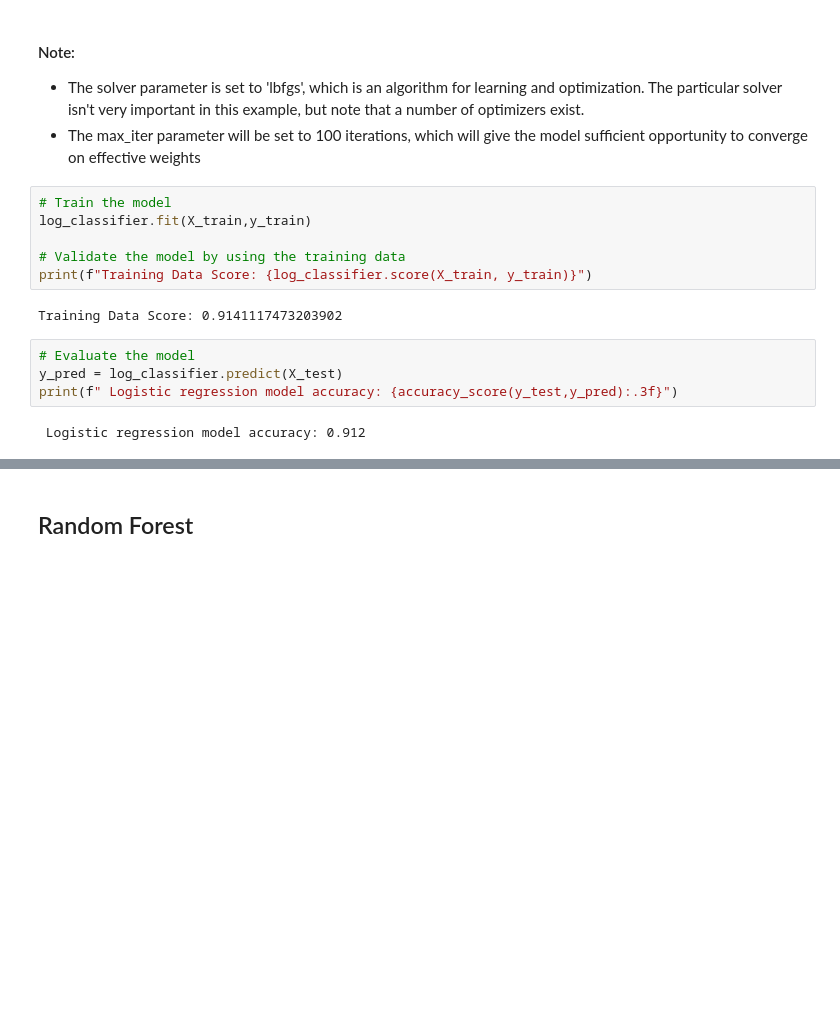
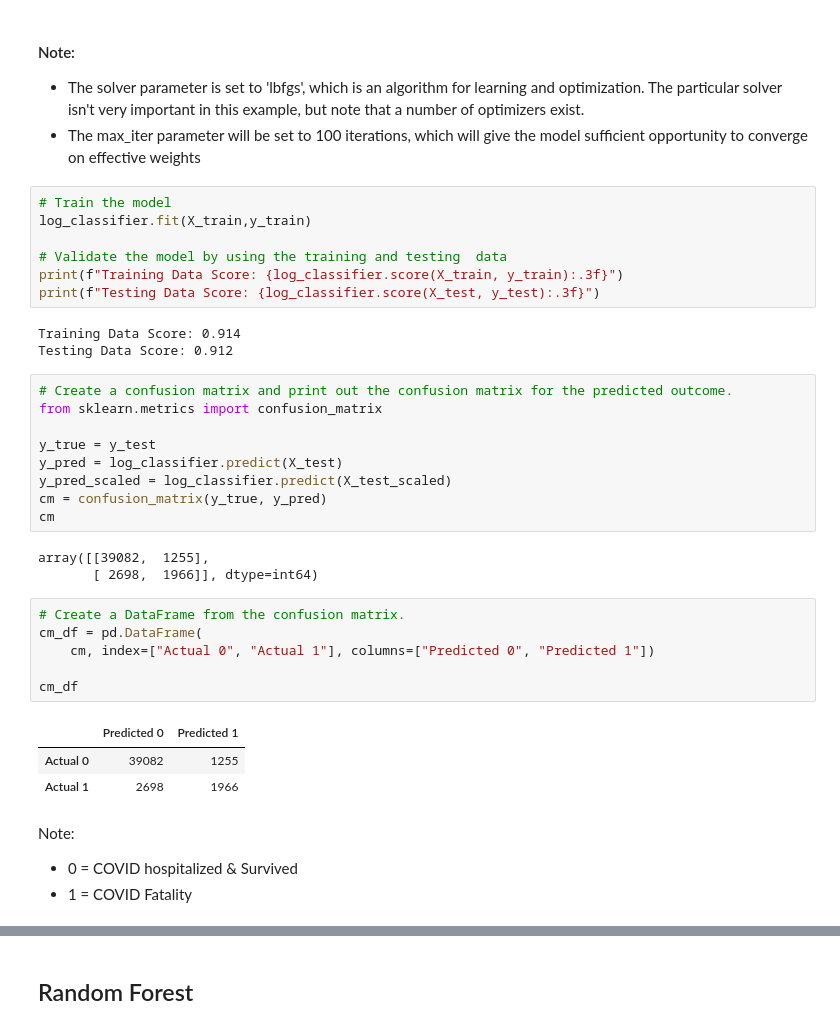
Before and after one commit to rvroomiii/group_hub, a Jupyter notebook: data_analysis/COVID_dataAnalysis_final.ipynb, the cells around one changed output, grey strips where cells are left out. Saved outputs shown, nothing was run; the diff lists cells and outputs as text; blank space fills up the shorter version.

```diff
--- a/data_analysis/COVID_dataAnalysis_final.ipynb
+++ b/data_analysis/COVID_dataAnalysis_final.ipynb
@@ -274,16 +274,38 @@ log_classifier = LogisticRegression(solver="lbfgs",max_iter=100)
 # Train the model
 log_classifier.fit(X_train,y_train)
 
-# Validate the model by using the training data
-print(f"Training Data Score: {log_classifier.score(X_train, y_train)}")
+# Validate the model by using the training and testing  data
+print(f"Training Data Score: {log_classifier.score(X_train, y_train):.3f}")
+print(f"Testing Data Score: {log_classifier.score(X_test, y_test):.3f}")
 # %% [output]
-Training Data Score: 0.9141117473203902
+Training Data Score: 0.914
+Testing Data Score: 0.912
+# %%
+# Create a confusion matrix and print out the confusion matrix for the predicted outcome.
+from sklearn.metrics import confusion_matrix
+
+y_true = y_test
+y_pred = log_classifier.predict(X_test)
+y_pred_scaled = log_classifier.predict(X_test_scaled)
+cm = confusion_matrix(y_true, y_pred)
+cm
+# %% [output]
+array([[39082,  1255],
+       [ 2698,  1966]], dtype=int64)
 # %%
-# Evaluate the model
-y_pred = log_classifier.predict(X_test)
-print(f" Logistic regression model accuracy: {accuracy_score(y_test,y_pred):.3f}")
+# Create a DataFrame from the confusion matrix.
+cm_df = pd.DataFrame(
+    cm, index=["Actual 0", "Actual 1"], columns=["Predicted 0", "Predicted 1"])
+
+cm_df
 # %% [output]
- Logistic regression model accuracy: 0.912
+|  | Predicted 0 | Predicted 1 |
+| Actual 0 | 39082 | 1255 |
+| Actual 1 | 2698 | 1966 |
+# %% [markdown]
+Note:
+* 0 = COVID hospitalized & Survived
+* 1 = COVID Fatality
 # %%
 # Displaying results
 print("Classification Report")
```
Also changed, not shown: parts of 36 cells of this notebook.
